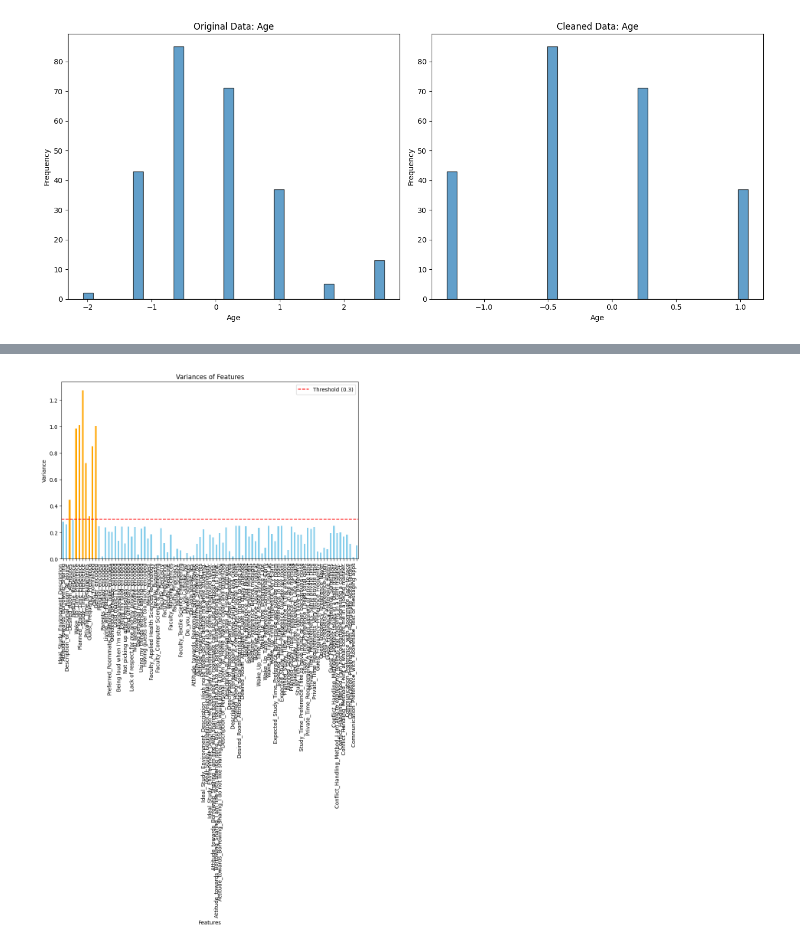
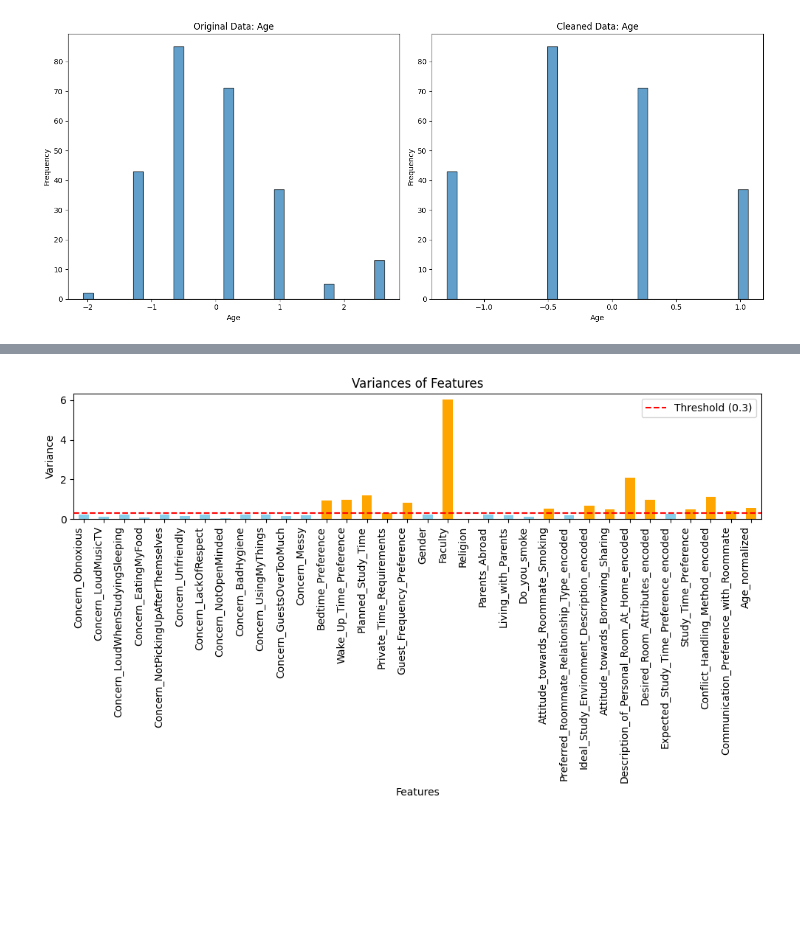
Before and after one commit to khaled-elsaeed/Roommate-Recommender, a Jupyter notebook: src/preprocessing/feature_engineering.ipynb, the cells around one changed output, grey strips where cells are left out. Cells and saved outputs as stored; diff of their text form; code cells hidden in the pictures; blank space fills up the shorter version.

```diff
--- a/src/preprocessing/feature_engineering.ipynb
+++ b/src/preprocessing/feature_engineering.ipynb
@@ -3,5 +3,7 @@ import pandas as pd
 import  matplotlib.pyplot as plt
 # %%
 df = pd.read_csv("../../data/processed/Roommate_Compatibility_Survey.csv")
+# Adding an 'id' column with unique IDs
+df['id'] = range(1, len(df) + 1)
 df.head()
 # %% [output]
@@ -100,25 +61,25 @@ df.info
 # %%
 import matplotlib.pyplot as plt
 
 # Define the threshold
 threshold = 0.3 # Adjust the threshold as needed
 
 # Calculate variances of the features
-variances = df.var()
+variances = df_clean.iloc[:, :-1].var()
 
 # Plot the variances
 plt.figure(figsize=(10, 6))
 variances.plot(kind='bar', color=['skyblue' if var < threshold else 'orange' for var in variances])
 plt.title('Variances of Features')
 plt.xlabel('Features')
 plt.ylabel('Variance')
 plt.xticks(rotation=90, ha='right')
 plt.axhline(y=threshold, color='red', linestyle='--', label=f'Threshold ({threshold})')
 plt.legend()
 plt.tight_layout()
 plt.show()
 # %% [output]
-[figure, old version]
+[figure, new version]
 # %%
 # Define the threshold
 threshold = 0.3
```
Also changed, not shown: parts of 9 cells of this notebook, 42 other files.
